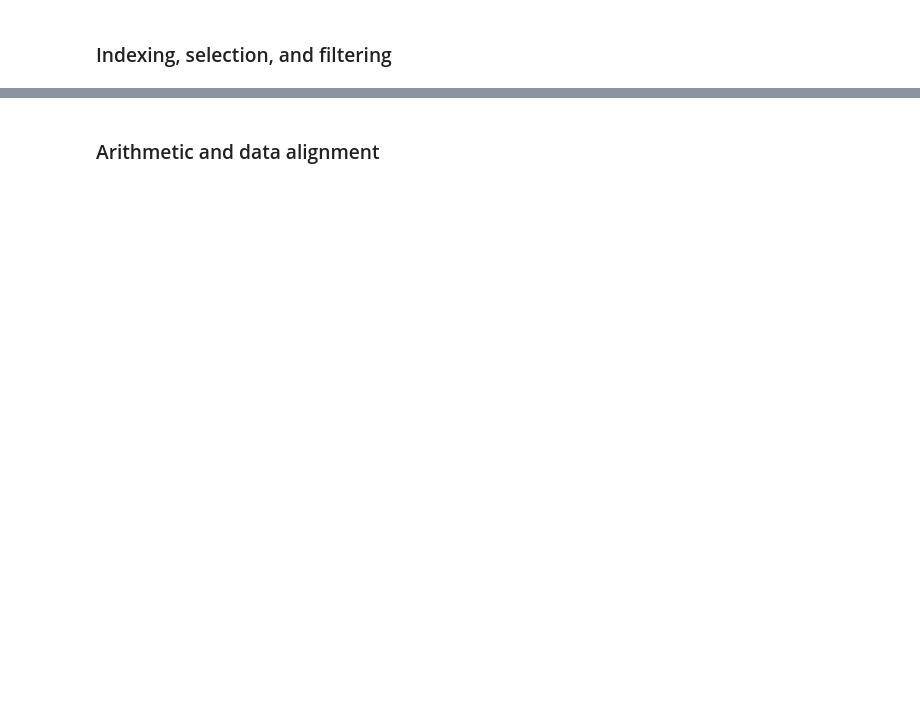
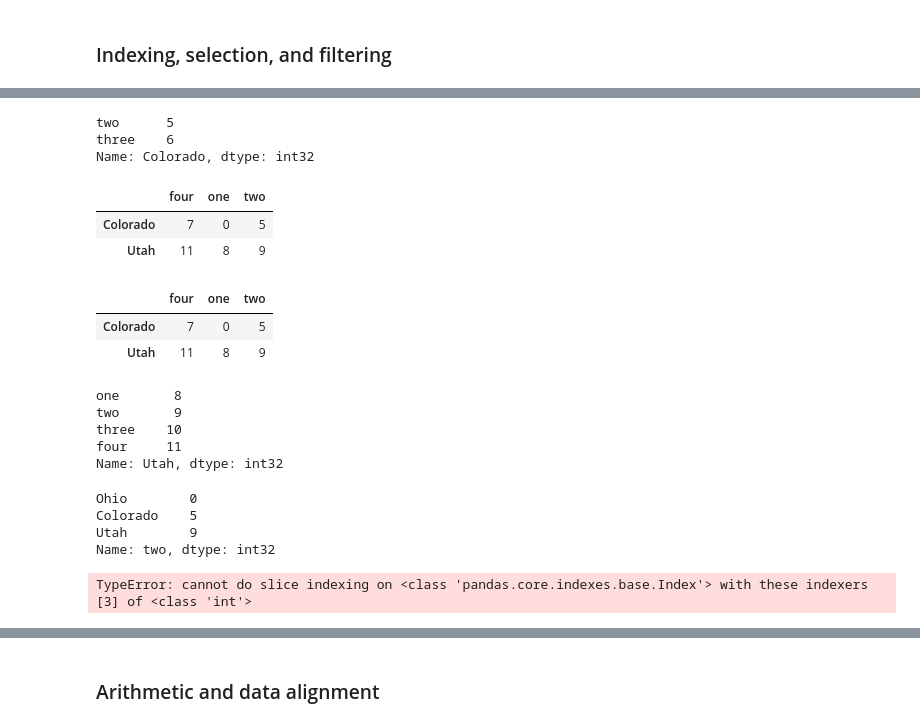
Before and after one commit to dongho0892/Python-Start, a Jupyter notebook: ch05.ipynb, the cells around one changed output, grey strips where cells are left out. Cells and saved outputs as stored; diff of their text form; code cells hidden in the pictures; blank space fills up the shorter version.

```diff
--- a/ch05.ipynb
+++ b/ch05.ipynb
@@ -523,2 +806,6 @@ data
 # %%
-data.ix['Colorado', ['two', 'three']]
+data.loc['Colorado', ['two', 'three']]   # 데이터 프레임에서 콜로라도 2,3을 시리즈로 뽑아냄
+# %% [output]
+two      5
+three    6
+Name: Colorado, dtype: int32
@@ -527,6 +812,30 @@ data.ix[['Colorado', 'Utah'], [3, 0, 1]]
+# %%
+# data.loc[['Colorado', 'Utah'], [3, 0, 1]]    - 에러남.
+data.loc[['Colorado', 'Utah'], ['four','one','two']]
+data.iloc[[1,2],[3,0,1]]
+# %% [output]
+|  | four | one | two |
+| Colorado | 7 | 0 | 5 |
+| Utah | 11 | 8 | 9 |
+|  | four | one | two |
+| Colorado | 7 | 0 | 5 |
+| Utah | 11 | 8 | 9 |
 # %%
-data.ix[2]
+data.iloc[2]
+# %% [output]
+one       8
+two       9
+three    10
+four     11
+Name: Utah, dtype: int32
 # %%
-data.ix[:'Utah', 'two']
+data.loc[:'Utah', 'two']
+# %% [output]
+Ohio        0
+Colorado    5
+Utah        9
+Name: two, dtype: int32
 # %%
-data.ix[data.three > 5, :3]
+data.loc[data.three > 5, :3]
+# %% [output]
+TypeError: cannot do slice indexing on <class 'pandas.core.indexes.base.Index'> with these indexers [3] of <class 'int'>
```
Also changed, not shown: parts of 63 cells of this notebook.
